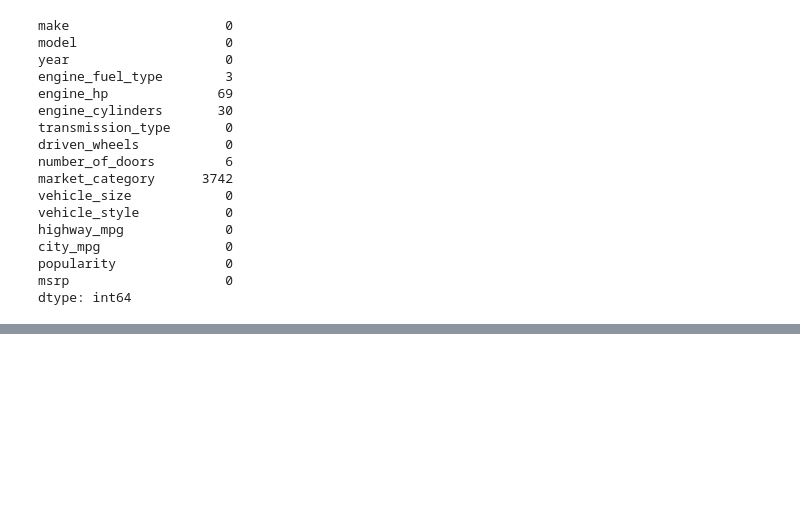
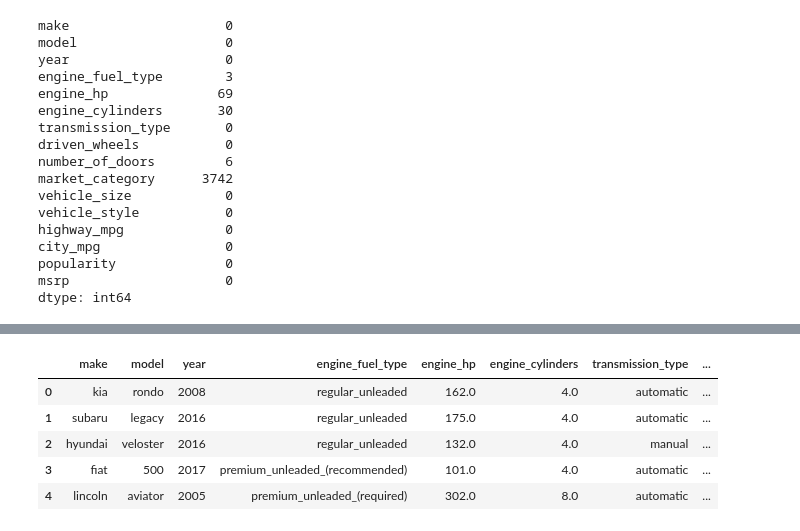
Before and after one commit to brukeg/machine-learning-zoomcamp, a Jupyter notebook: 02-regression/2.2-2.17 lessons.ipynb, the cells around one changed output, grey strips where cells are left out. Saved outputs shown, nothing was run; the diff lists cells and outputs as text; code cells hidden in the pictures; blank space fills up the shorter version.

```diff
--- a/02-regression/2.2 lesson.ipynb
+++ b/02-regression/2.2-2.17 lessons.ipynb
@@ -204,0 +241,13 @@ dtype: int64
+# %%
+df_train = df_train.reset_index(drop=True)
+df_val = df_val.reset_index(drop=True)
+df_test = df_test.reset_index(drop=True)
+# %%
+df_train.head()
+# %% [output]
+|  | make | model | year | engine_fuel_type | engine_hp | engine_cylinders | transmission_type | ... |
+| 0 | kia | rondo | 2008 | regular_unleaded | 162.0 | 4.0 | automatic | ... |
+| 1 | subaru | legacy | 2016 | regular_unleaded | 175.0 | 4.0 | automatic | ... |
+| 2 | hyundai | veloster | 2016 | regular_unleaded | 132.0 | 4.0 | manual | ... |
+| 3 | fiat | 500 | 2017 | premium_unleaded_(recommended) | 101.0 | 4.0 | automatic | ... |
+| 4 | lincoln | aviator | 2005 | premium_unleaded_(required) | 302.0 | 8.0 | automatic | ... |
```
Also changed, not shown: parts of 14 cells of this notebook.
